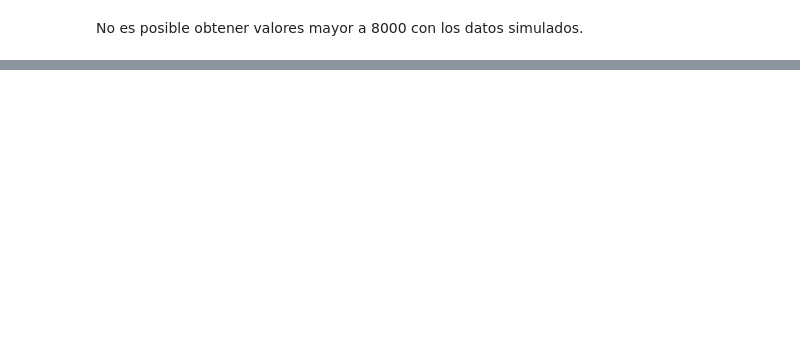
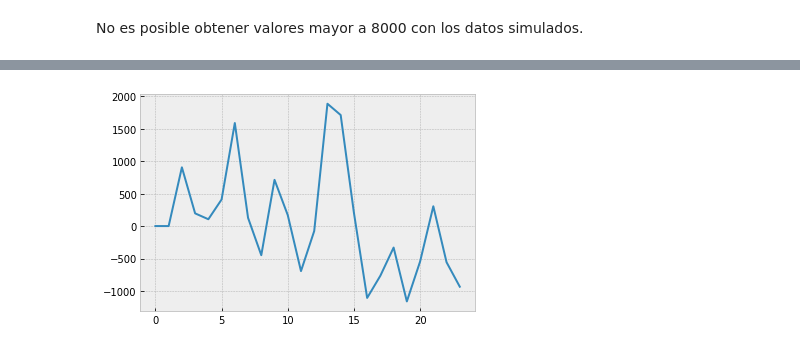
Before and after one commit to dsanmartin/INF475-HW, a Jupyter notebook: 2/homework2.ipynb, the cells around one changed output, grey strips where cells are left out. Cells and saved outputs as stored; diff of their text form; code cells hidden in the pictures; blank space fills up the shorter version.

```diff
--- a/2/homework2.ipynb
+++ b/2/homework2.ipynb
@@ -533,0 +569,5 @@ No es posible obtener valores mayor a 8000 con los datos simulados.
+# %%
+plt.plot(sarima_model_1.simulate(24, initial_state=np.ones(37)))
+plt.show()
+# %% [output]
+[figure, added]
```
Also changed, not shown: parts of 26 cells of this notebook, 2 other files.
